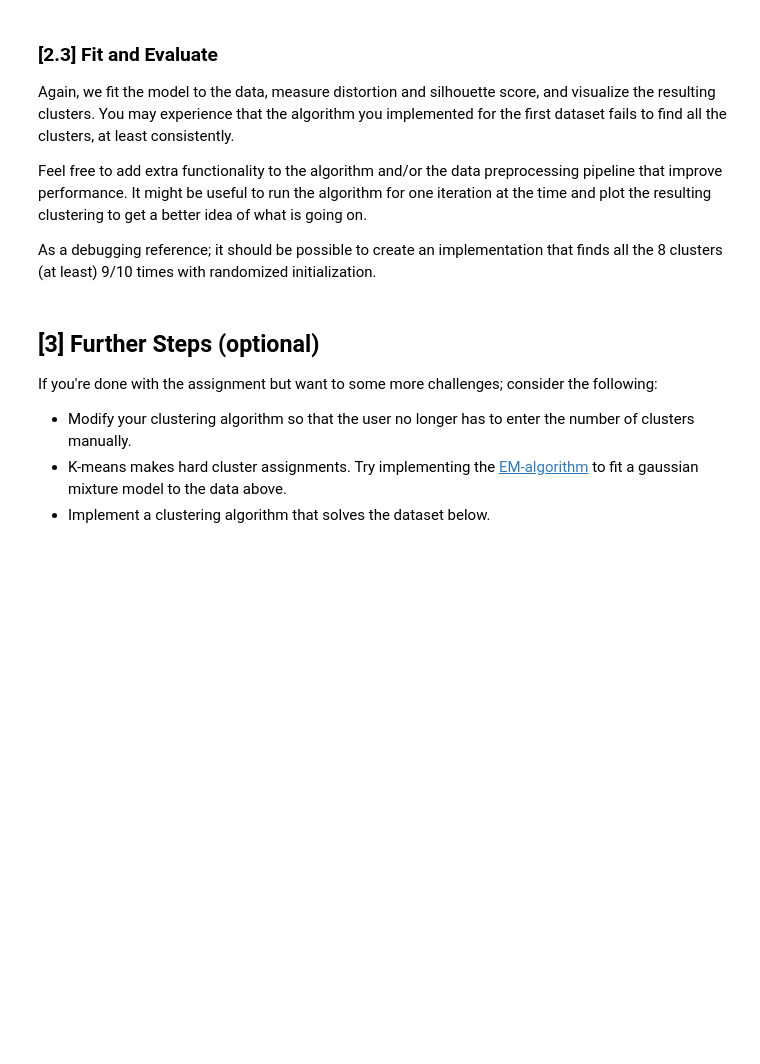
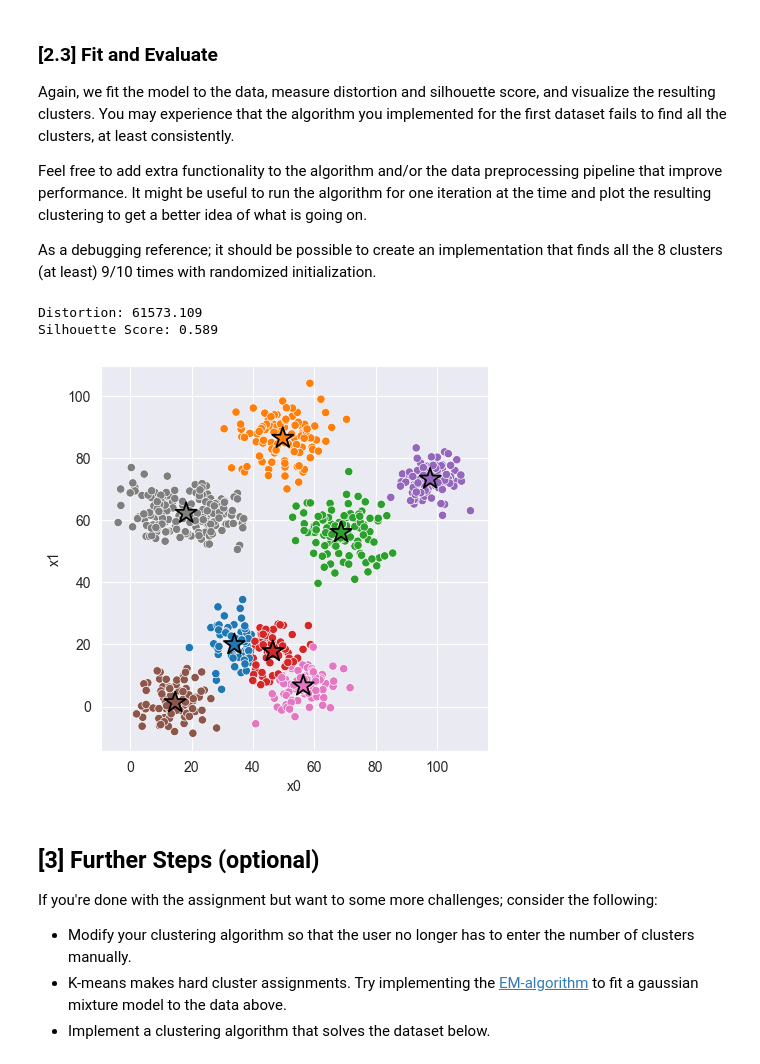
Before and after one commit to oscarmarcussen/TDT-4173-2023-task-1, a Jupyter notebook: k_means/experiment.ipynb, the cells around one changed output. Cells and saved outputs as stored; diff of their text form; code cells hidden in the pictures; blank space fills up the shorter version.

```diff
--- a/k_means/experiment.ipynb
+++ b/k_means/experiment.ipynb
@@ -124,21 +128,28 @@ As a debugging reference; it should be possible to create an implementation that
 # %%
 # Fit Model
 X = data_2[['x0', 'x1']]
-model_2 = km.KMeans()  # <-- Feel free to add hyperparameters
+model_2 = km.KMeans(n_clusters=8)  # <-- Feel free to add hyperparameters
+# Scaling up x1
+X['x1'] = X['x1']*9
 model_2.fit(X)
 
 # Compute Silhouette Score
 z = model_2.predict(X)
+# Assuring that the euclidean distortion is higher than 0.59
 print(f'Distortion: {km.euclidean_distortion(X, z) :.3f}')
 print(f'Silhouette Score: {km.euclidean_silhouette(X, z) :.3f}')
 
 # Plot cluster assignments
 C = model_2.get_centroids()
 K = len(C)
 _, ax = plt.subplots(figsize=(5, 5), dpi=100)
 sns.scatterplot(x='x0', y='x1', hue=z, hue_order=range(K), palette='tab10', data=X, ax=ax);
 sns.scatterplot(x=C[:,0], y=C[:,1], hue=range(K), palette='tab10', marker='*', s=250, edgecolor='black', ax=ax)
 ax.legend().remove();
+# %% [output]
+Distortion: 61573.109
+Silhouette Score: 0.589
+[figure, added]
 # %% [markdown]
 ## [3] Further Steps (optional)
 
```
Also changed, not shown: parts of 4 cells of this notebook, 3 other files.
